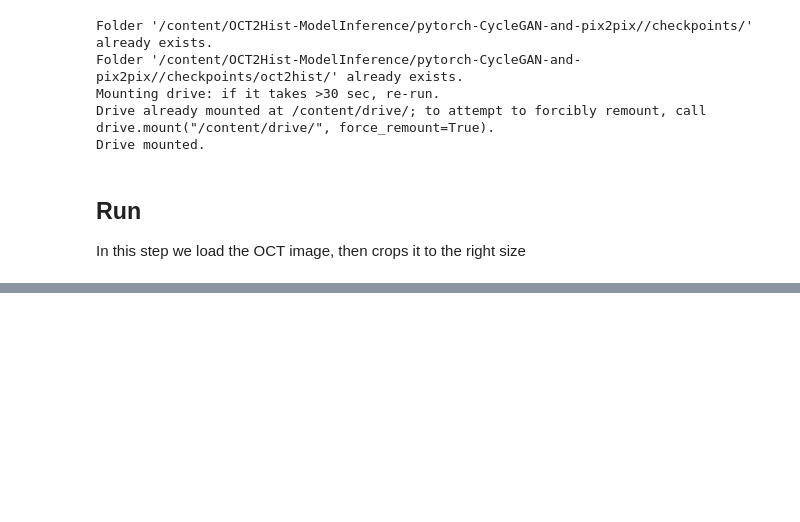
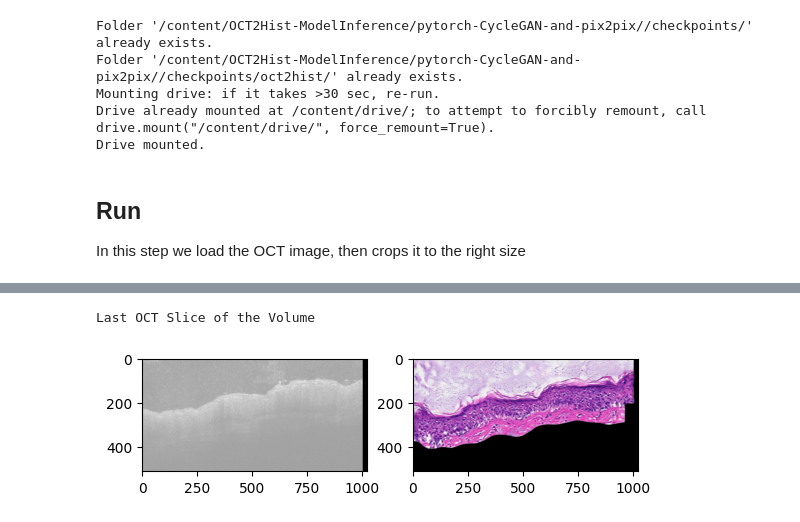
Before and after one commit to WinetraubLab/OCT2Hist-ModelInference, a Jupyter notebook: run_oct2hist3D.ipynb, the cells around one changed output, grey strips where cells are left out. Cells and saved outputs as stored; diff of their text form; code cells hidden in the pictures; blank space fills up the shorter version.

```diff
--- a/run_oct2hist3D.ipynb
+++ b/run_oct2hist3D.ipynb
@@ -166,0 +164,11 @@ KeyboardInterrupt:
+# %%
+# @title Last OCT Slice
+print("Last OCT Slice of the Volume")
+process_one_oct_slice(
+    oct_volume.shape[0]-1, # Last slice
+    oct_volume, x0, z0,
+    microns_per_pixel_x, microns_per_pixel_z, min_signal_threshold,
+    True)
+# %% [output]
+Last OCT Slice of the Volume
+[figure, added]
```
Also changed, not shown: parts of 6 cells of this notebook.
